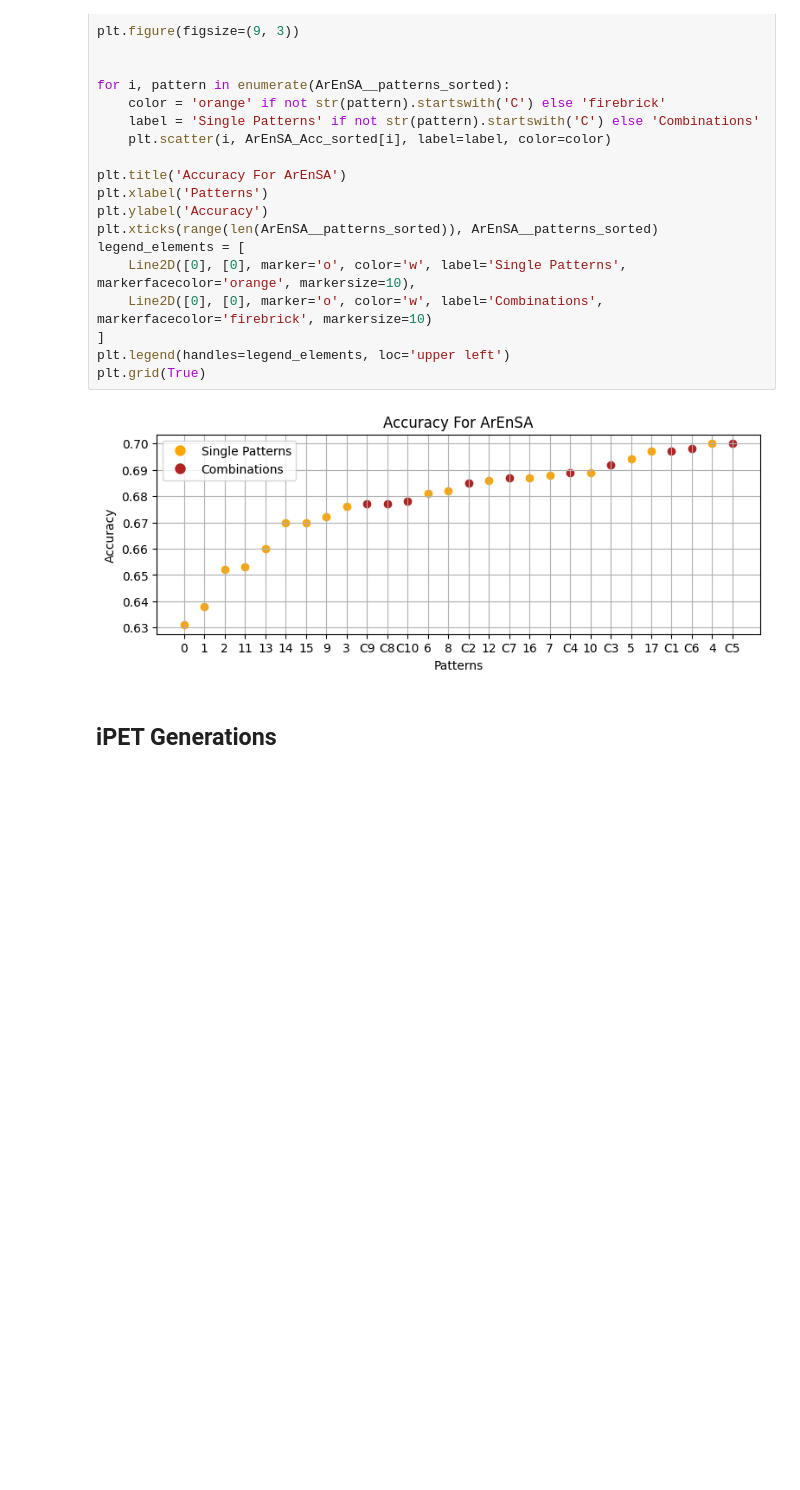
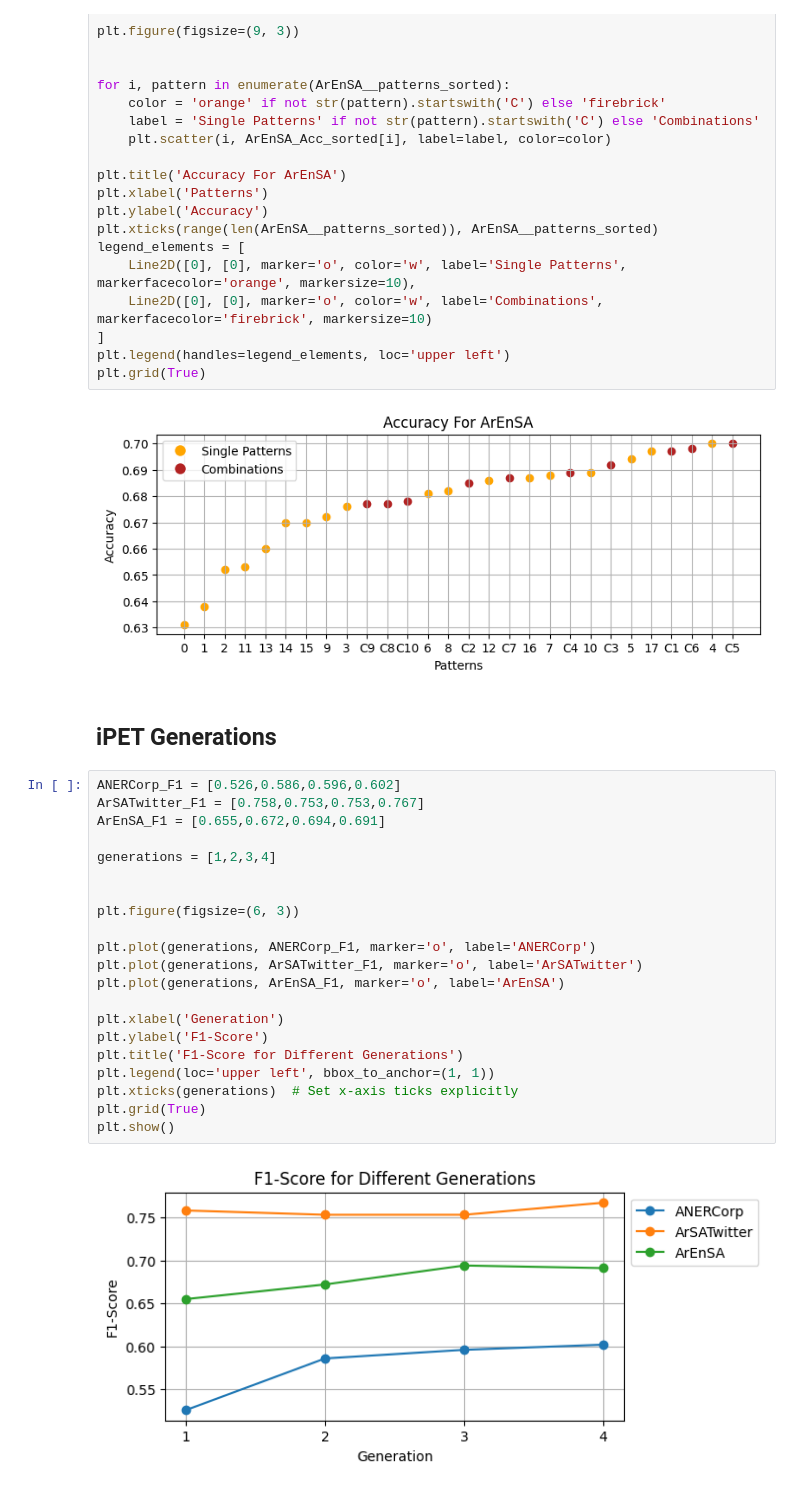
Before and after one commit to moeyad7/Thesis_Data, a Jupyter notebook: thesis-plots.ipynb, the cells around one changed output. Drawn from its saved outputs; the diff is of its cells as text; blank space fills up the shorter version.

Commit message:
added lm-bff diagrams

```diff
--- a/thesis-plots.ipynb
+++ b/thesis-plots.ipynb
@@ -703,3 +703,26 @@ plt.grid(True)
 [figure]
 # %% [markdown]
 ## iPET Generations
+# %%
+ANERCorp_F1 = [0.526,0.586,0.596,0.602]
+ArSATwitter_F1 = [0.758,0.753,0.753,0.767]
+ArEnSA_F1 = [0.655,0.672,0.694,0.691]
+
+generations = [1,2,3,4]
+
+
+plt.figure(figsize=(6, 3))
+
+plt.plot(generations, ANERCorp_F1, marker='o', label='ANERCorp')
+plt.plot(generations, ArSATwitter_F1, marker='o', label='ArSATwitter')
+plt.plot(generations, ArEnSA_F1, marker='o', label='ArEnSA')
+
+plt.xlabel('Generation')
+plt.ylabel('F1-Score')
+plt.title('F1-Score for Different Generations')
+plt.legend(loc='upper left', bbox_to_anchor=(1, 1))
+plt.xticks(generations)  # Set x-axis ticks explicitly
+plt.grid(True)
+plt.show()
+# %% [output]
+[figure, added]
```
Also changed, not shown: parts of 29 cells of this notebook.
